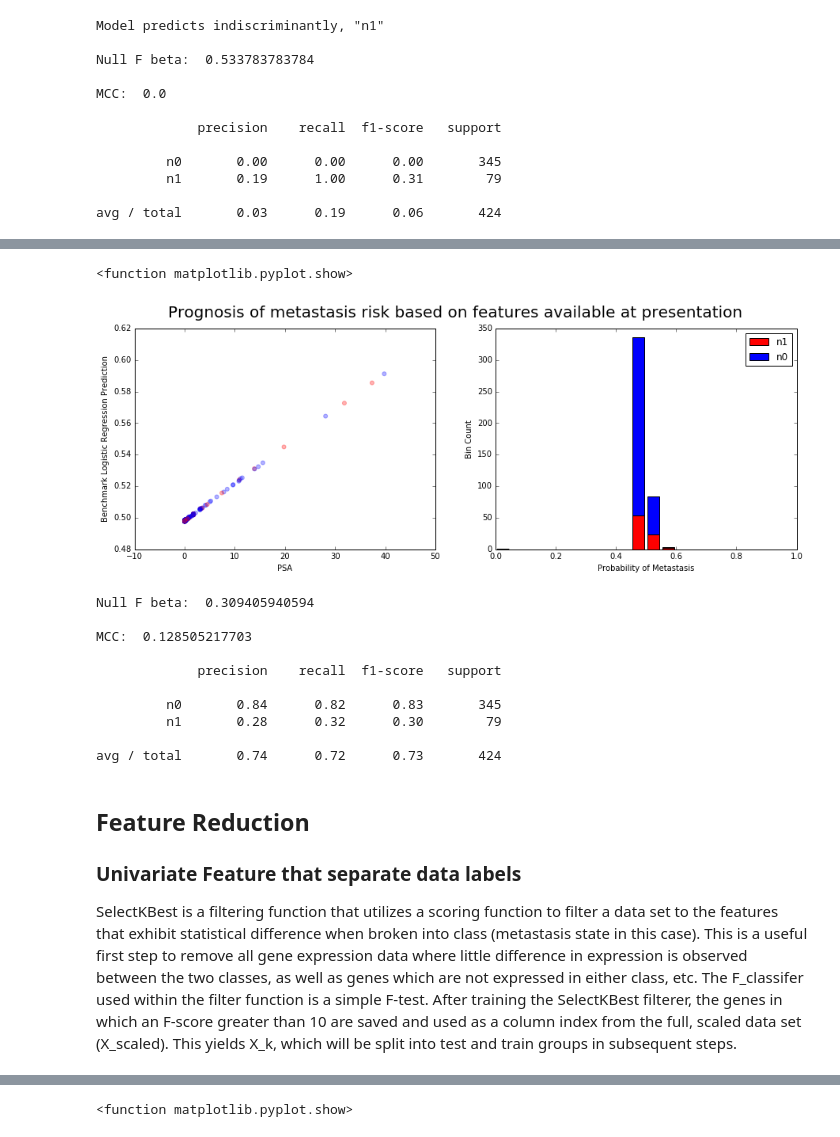
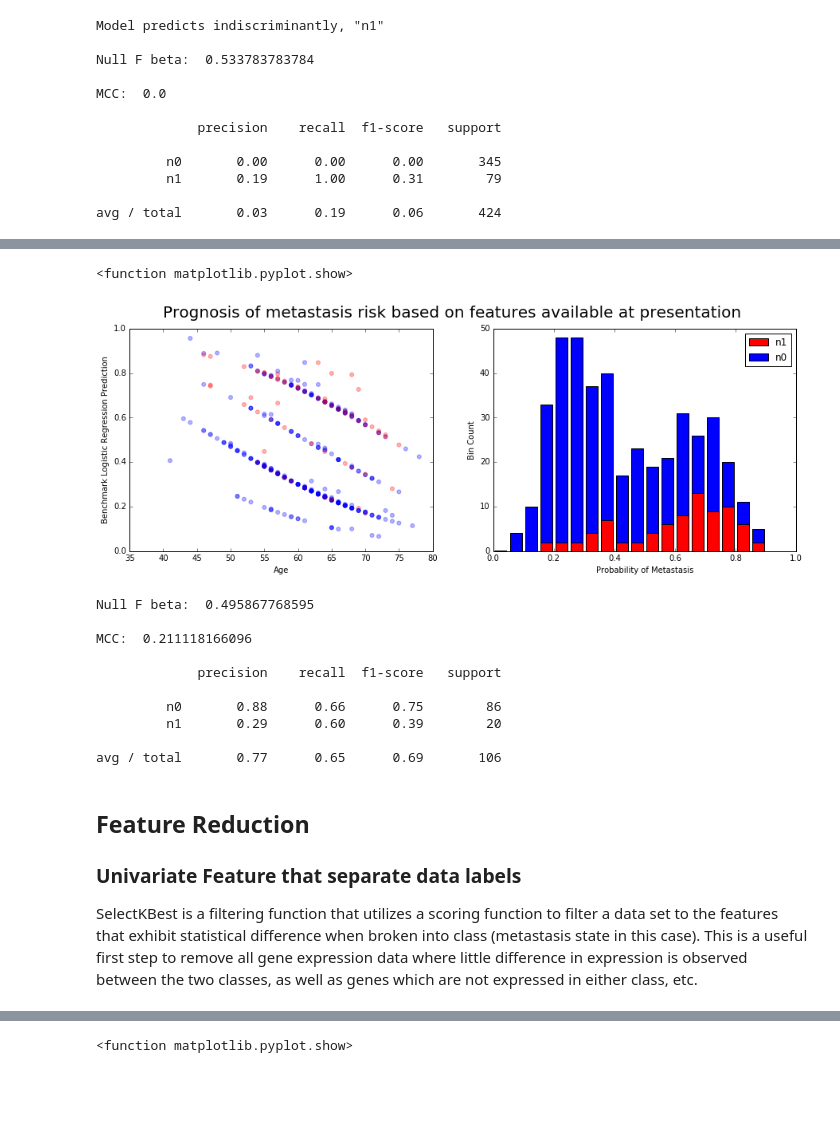
Before and after one commit to CCThompson82/Prostate_metastasis, a Jupyter notebook: PCa_Metastasis.ipynb, the cells around one changed output, grey strips where cells are left out. Cells and saved outputs as stored; diff of their text form; code cells hidden in the pictures; blank space fills up the shorter version.

Commit message:
Change benchmark LR to include Gleason and rm LDA LR model

```diff
--- a/PCa_Metastasis.ipynb
+++ b/PCa_Metastasis.ipynb
@@ -169,5 +181,5 @@ sm = pd.scatter_matrix(benchmarkDF,
 # %%
-benchmarkDF.drop(['y', 'gleason'],axis=1, inplace=True)
+benchmarkDF.drop('y', axis=1, inplace = True)
 # %%
 estimator = LogisticRegression(penalty='l2',
                               dual=False,
@@ -191,57 +203,59 @@ clf = GridSearchCV(estimator,
                    n_jobs=1,
                    iid=True,
                    refit=True,
                    cv= 5,
                    verbose=0,
                    pre_dispatch='2*n_jobs',
                    error_score='raise')
 
-clf.fit(benchmarkDF, y)
+clf.fit(benchmarkDF.loc[X_train.index, :], y_train)
 
 
 bench_fig = plt.figure(figsize=(15,5))
 A= bench_fig.add_subplot(1,2,1)
 B = bench_fig.add_subplot(1,2,2)
-A.scatter(benchmarkDF['psa'], clf.predict_proba(benchmarkDF)[:,1],
+A.scatter(benchmarkDF['age'], clf.predict_proba(benchmarkDF)[:,1],
           color = y.replace({'n1':'red', 'n0': 'blue', 'NaN':'grey'}),
           alpha = 0.3,
           s = 25)
 A.set_ylabel('Benchmark Logistic Regression Prediction')
-A.set_xlabel('PSA')
+A.set_xlabel('Age')
 plt.suptitle('Prognosis of metastasis risk based on features available at presentation', fontsize=20)
 
 groups = [clf.predict_proba(benchmarkDF.loc[y[y=='n1'].index, :])[:,1],
           clf.predict_proba(benchmarkDF.loc[y[y=='n0'].index, :])[:,1]]
 bins = np.arange(0,1,0.05)
 B.hist(groups, label =['n1', 'n0'],  bins = bins, color = ['red','blue'], stacked = True)
 B.set_xlabel('Probability of Metastasis')
 B.set_ylabel('Bin Count')
+A.set_ylim(0,1)
 B.legend()
 #bench_fig.title("Prediction of Metastasis")
 plt.show
 # %% [output]
 <function matplotlib.pyplot.show>
-[figure, old version]
+[figure, new version]
 # %%
-print('\nNull F beta: ', fbeta_score(y, clf.predict(benchmarkDF), pos_label='n1',beta=2))
-print('\nMCC: ',matthews_corrcoef(y, clf.predict(benchmarkDF)),"\n")
-print(classification_report(y, clf.predict(benchmarkDF), labels = ['n0','n1']))
+"Benchmark Performance on Test dataset"
+print('\nNull F beta: ', fbeta_score(y_test, clf.predict(benchmarkDF.loc[y_test.index, :]), pos_label='n1',beta=2))
+print('\nMCC: ',matthews_corrcoef(y_test, clf.predict(benchmarkDF.loc[y_test.index, :])),"\n")
+print(classification_report(y_test, clf.predict(benchmarkDF.loc[y_test.index, :]), labels = ['n0','n1']))
 # %% [output]
-Null F beta:  0.309405940594
+Null F beta:  0.495867768595
 
-MCC:  0.128505217703
+MCC:  0.211118166096
 
              precision    recall  f1-score   support
 
-         n0       0.84      0.82      0.83       345
-         n1       0.28      0.32      0.30        79
+         n0       0.88      0.66      0.75        86
+         n1       0.29      0.60      0.39        20
 
-avg / total       0.74      0.72      0.73       424
+avg / total       0.77      0.65      0.69       106
 # %% [markdown]
 ## Feature Reduction
 ### Univariate Feature that separate data labels
 
-SelectKBest is a filtering function that utilizes a scoring function to filter a data set to the features that exhibit statistical difference when broken into class (metastasis state in this case).  This is a useful first step to remove all gene expression data where little difference in expression is observed between the two classes, as well as genes which are not expressed in either class, etc.  The F_classifer used within the filter function is a simple F-test.  After training the SelectKBest filterer, the genes in which an F-score greater than 10 are saved and used as a column index from the full, scaled data set (X_scaled).  This yields X_k, which will be split into test and train groups in subsequent steps.
+SelectKBest is a filtering function that utilizes a scoring function to filter a data set to the features that exhibit statistical difference when broken into class (metastasis state in this case).  This is a useful first step to remove all gene expression data where little difference in expression is observed between the two classes, as well as genes which are not expressed in either class, etc.
 # %%
 from sklearn.feature_selection import SelectKBest, f_classif
 # %%
```
Also changed, not shown: parts of 11 cells of this notebook.
